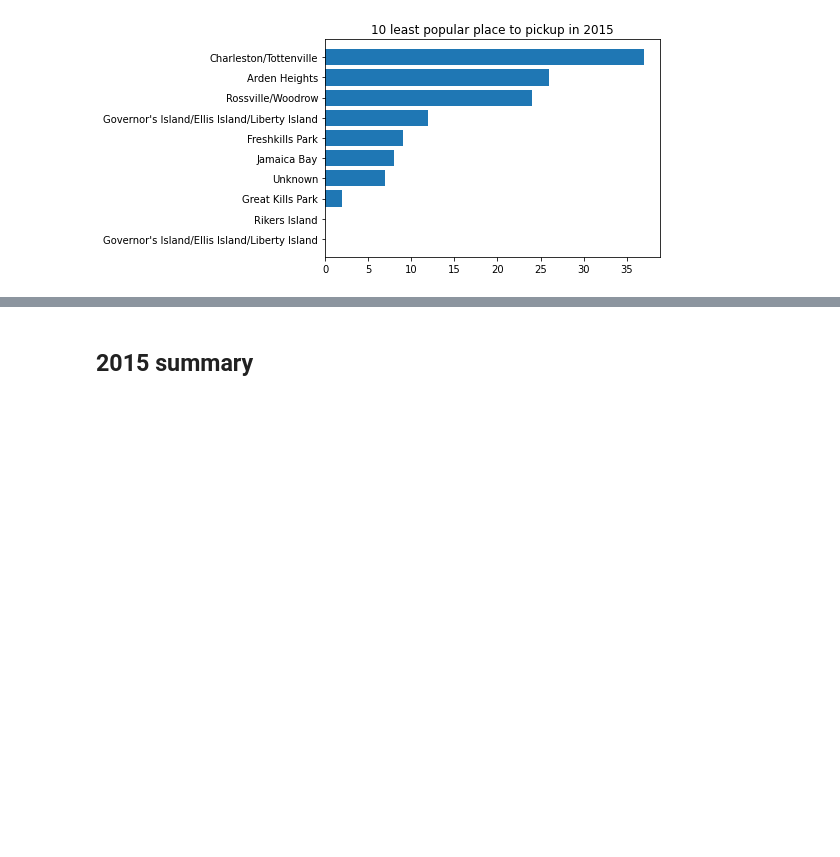
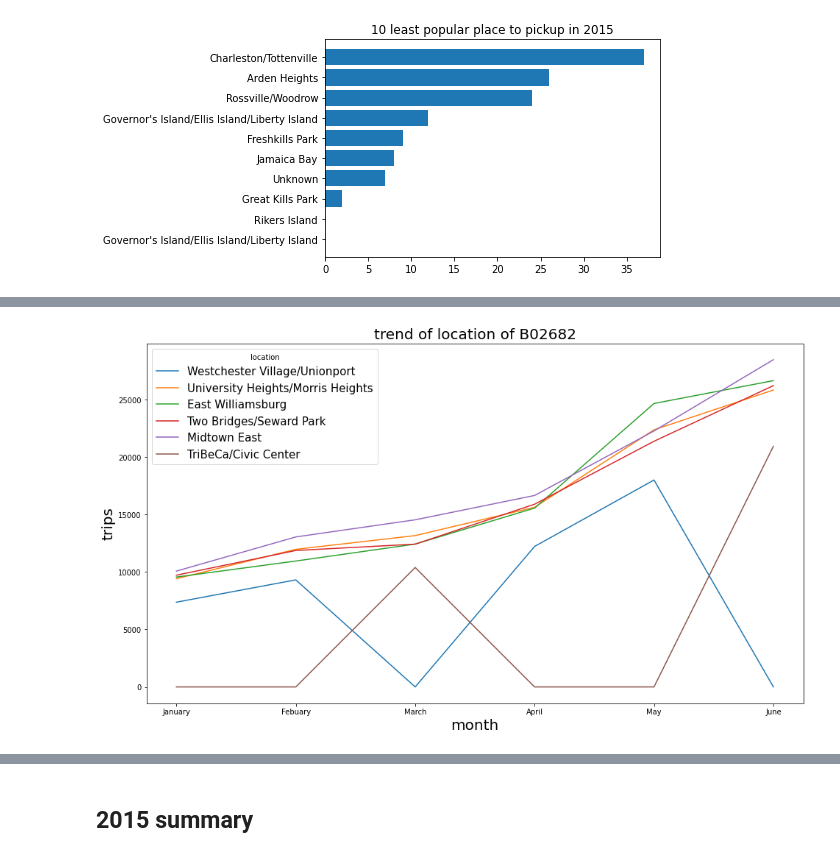
Before and after one commit to bring-nirachornkul/Big-Data-group-project, a Jupyter notebook: uber_preprocessing.ipynb, the cells around one changed output, grey strips where cells are left out. Drawn from its saved outputs; the diff is of its cells as text; code cells hidden in the pictures; blank space fills up the shorter version.

```diff
--- a/uber_preprocessing.ipynb
+++ b/uber_preprocessing.ipynb
@@ -281,6 +281,7 @@ array(['B02512', 'B02598', 'B02617', 'B02682', 'B02764', 'B02765',
 #location ID lookup table
 loc_lookup_df = pd.read_csv(path+'location_lookup.cvs')
 loc_lookup_df = loc_lookup_df.drop(['Unnamed: 0'], axis=1)
+zone_dict = loc_lookup_df['Zone'].to_dict()
 loc_lookup_df
 # %% [output]
 |  | LocationID | Borough | Zone |
@@ -462,0 +510,41 @@ plt.show()
+# %%
+# why B02682 increase a lot
+
+def get_tlc_rides(k, n):
+  loc_by_m = [df_by_m[i][df_by_m[i]['Dispatching_base_num'] == tlc_code_2015[n]]['locationID'].values for i in range(6)]
+
+  max_loc_by_m = []#location trips change by month
+  max_trip_by_m = []#max k trips' amount
+  loc_trip_dict = {}#max k trips' location
+  for i in range(6):
+    loc = df_by_m[i][df_by_m[i]['Dispatching_base_num'] == tlc_code_2015[n]]['locationID'].values
+    loc_cnt = list(np.bincount(loc))
+    loc_cnt_max = sorted(loc_cnt)[-k:] # most popular location in amount of trips
+    m_popu = [loc_cnt.index(j) for j in loc_cnt_max] # most popular location
+    max_loc_by_m.append(m_popu)
+    max_trip_by_m.append(loc_cnt_max)
+    for j in range(k):
+      if max_loc_by_m[i][j] not in loc_trip_dict:
+        loc_trip_dict[max_loc_by_m[i][j]] = [0]*6
+      loc_trip_dict[max_loc_by_m[i][j]][i] = max_trip_by_m[i][j]
+
+  return max_loc_by_m, max_trip_by_m, loc_trip_dict
+# %%
+#['B02512' 'B02598' 'B02617' 'B02682' 'B02764' 'B02765' 'B02835' 'B02836'] for n
+n = 3
+k = 5
+max_loc_by_m, max_trip_by_m, loc_trip_dict = get_tlc_rides(k, n)
+
+##trend for each TLC
+plt.figure(figsize=(16, 9))
+for i in loc_trip_dict:
+  y = loc_trip_dict[i]
+  plt.plot(m_2015, y, label=zone_dict[i])
+
+plt.title("trend of location of "+tlc_code_2015[n], fontsize=20)
+plt.xlabel("month", fontsize=20)
+plt.ylabel("trips", fontsize=20)
+plt.legend(title='location', fontsize=15)
+plt.show()
+# %% [output]
+[figure, added]
```
Also changed, not shown: parts of 6 cells of this notebook.
